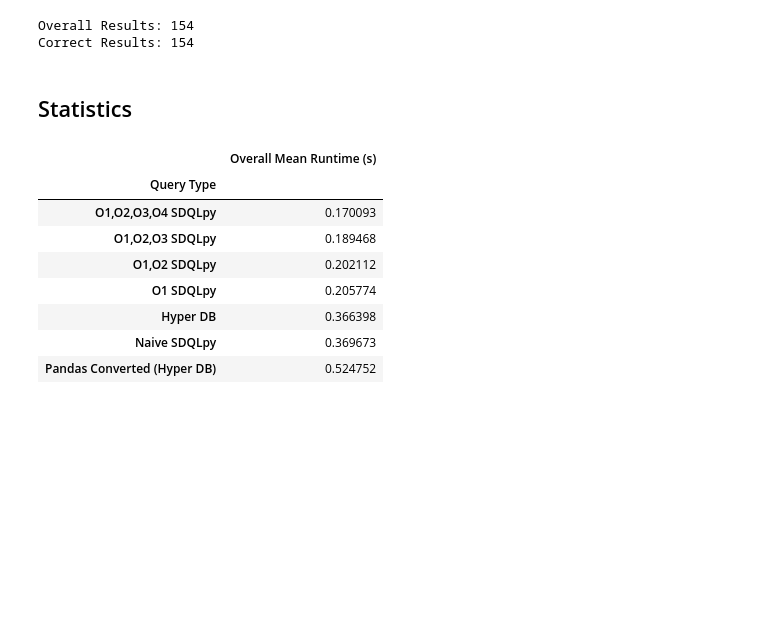
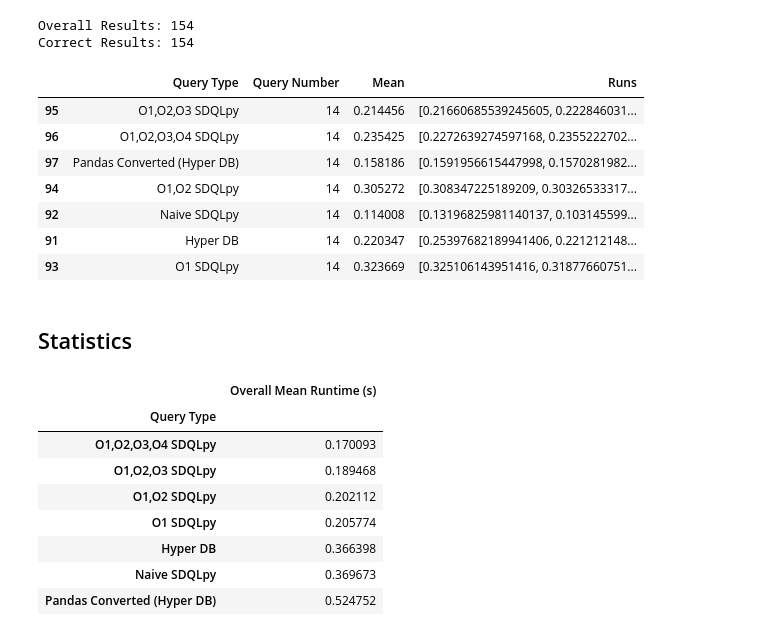
Before and after one commit to groegercesg/QueryBridge, a Jupyter notebook: benchmarking/notebooks/opt_analysis.ipynb, the cells around one changed output. Saved outputs shown, nothing was run; the diff lists cells and outputs as text; code cells hidden in the pictures; blank space fills up the shorter version.

```diff
--- a/benchmarking/notebooks/opt_analysis.ipynb
+++ b/benchmarking/notebooks/opt_analysis.ipynb
@@ -122,6 +122,17 @@ def make_compare_graph(title, df, order, color, hatching, filename, x_value='Que
     if filename != None:
         plt.savefig(filename, bbox_inches="tight")
     plt.show()
+# %%
+results[results["Query Number"] == 14]
+# %% [output]
+|  | Query Type | Query Number | Mean | Runs |
+| 95 | O1,O2,O3 SDQLpy | 14 | 0.214456 | [0.21660685539245605, 0.222846031... |
+| 96 | O1,O2,O3,O4 SDQLpy | 14 | 0.235425 | [0.2272639274597168, 0.2355222702... |
+| 97 | Pandas Converted (Hyper DB) | 14 | 0.158186 | [0.1591956615447998, 0.1570281982... |
+| 94 | O1,O2 SDQLpy | 14 | 0.305272 | [0.308347225189209, 0.30326533317... |
+| 92 | Naive SDQLpy | 14 | 0.114008 | [0.13196825981140137, 0.103145599... |
+| 91 | Hyper DB | 14 | 0.220347 | [0.25397682189941406, 0.221212148... |
+| 93 | O1 SDQLpy | 14 | 0.323669 | [0.325106143951416, 0.31877660751... |
 # %% [markdown]
 ## Statistics
 # %%
```
Also changed, not shown: parts of 5 cells of this notebook, 3 other files.
